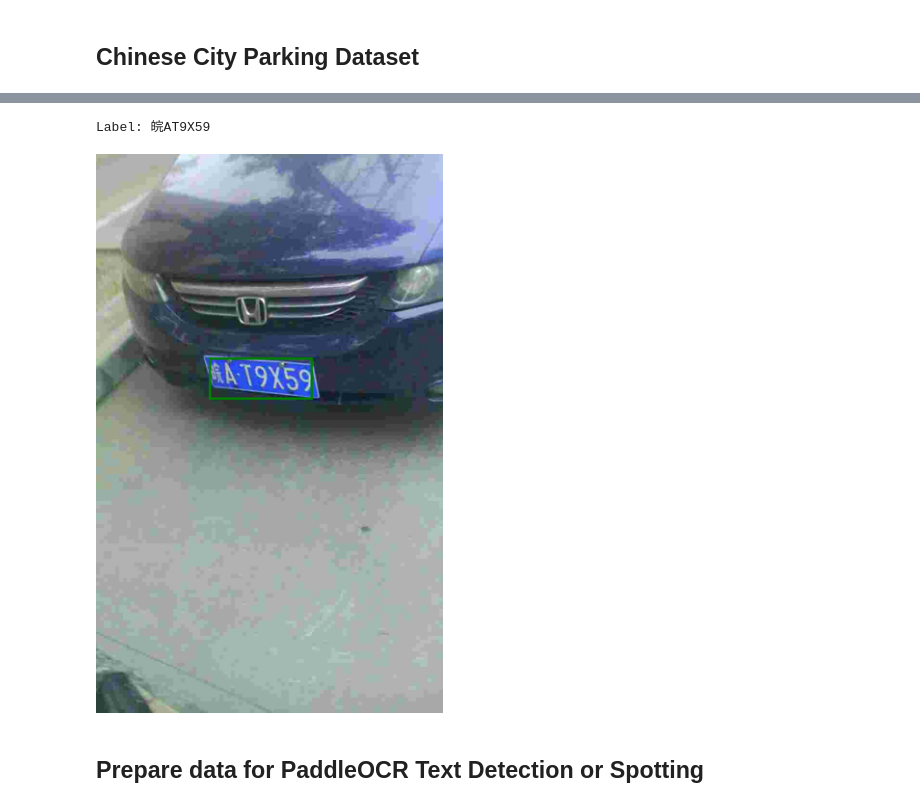
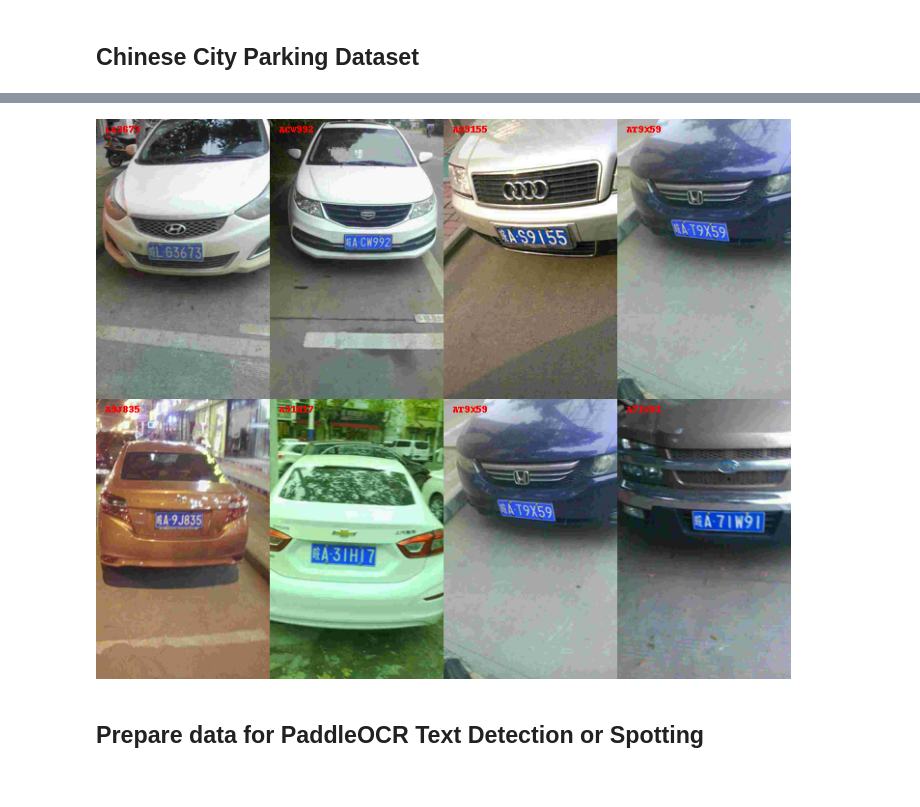
Before and after one commit to chunchet-ng/paddleocr_lpr, a Jupyter notebook: License_Plate_Recognition/CCPD_2019.ipynb, the cells around one changed output, grey strips where cells are left out. Cells and saved outputs as stored; diff of their text form; code cells hidden in the pictures.

Commit message:
add grid image and fix minor issues

```diff
--- a/License_Plate_Recognition/CCPD_2019.ipynb
+++ b/License_Plate_Recognition/CCPD_2019.ipynb
@@ -56,6 +62,8 @@ Archive:  CCPD2019.zip
 import os
 import random
 from PIL import Image, ImageDraw
+import typing
+from typing import List, Dict, Union
 
 # Area: Area ratio of license plate area to the entire picture area.
 
@@ -74,6 +82,36 @@ from PIL import Image, ImageDraw
 # Brightness: The brightness of the license plate region.
 
 # Blurriness: The Blurriness of the license plate region.
+
+
+def image_grid(imgs: List[Dict[str, Union[Image.Image, str]]], rows: int, cols: int):
+    """Draw a grid of imgs
+
+    Args:
+        imgs (List[Dict[str, Union[Image.Image, str]]]): A list of dictionary with 'img' and 'label' as keys.
+        rows (int): Number of rows of the grid
+        cols (int): Number of columns of the grid
+
+    Returns:
+        grid (Image.Image): A grid of images with annotation
+    """
+
+    assert len(imgs) == rows * cols
+    text_offset = 10
+    w, h = imgs[0]["img"].size
+    grid = Image.new("RGB", size=(cols * w, rows * h))
+    grid_w, grid_h = grid.size
+    draw = ImageDraw.Draw(grid)
+
+    for i, img in enumerate(imgs):
+        grid.paste(img["img"], box=(i % cols * w, i // cols * h))
+        draw.text(
+            (i % cols * w + text_offset, i // cols * h + text_offset / 2),
+            img["label"][1:],  # Default font can't decode Chinese characters, skip.
+            fill=(255, 0, 0),
+        )
+    return grid
+
 
 provinces = [
     "皖",
@@ -157,56 +195,55 @@ ads = [
     "R",
     "S",
     "T",
     "U",
     "V",
     "W",
     "X",
     "Y",
     "Z",
     "0",
     "1",
     "2",
     "3",
     "4",
     "5",
     "6",
     "7",
     "8",
     "9",
     "O",
 ]
 
 provNum, alphaNum, adNum = len(provinces), len(alphabets), len(ads)
 
 img_path = "/content/drive/My Drive/CCPD2019/val"
 all_files = os.listdir(img_path)
+imgs = []
+for i in range(8):
+    img_name = random.sample(all_files, 1)[0]
+    raw_img_name = os.path.splitext(os.path.basename(img_name))[0]
 
-img_name = random.sample(all_files, 1)[0]
-raw_img_name = os.path.splitext(os.path.basename(img_name))[0]
+    # to parse license plate
+    lbl = raw_img_name.split("-")[-3]
+    lbl_list = [int(x) for x in lbl.split("_")]
+    prov = [provinces[lbl_list[0]]]
+    letter = [alphabets[lbl_list[1]]]
+    alphanumeric = [ads[x] for x in lbl_list[2:]]
+    full_lbl_str = "".join(x for x in prov + letter + alphanumeric)
 
-# to parse license plate
-lbl = raw_img_name.split("-")[-3]
-lbl_list = [int(x) for x in lbl.split("_")]
-prov = [provinces[lbl_list[0]]]
-letter = [alphabets[lbl_list[1]]]
-alphanumeric = [ads[x] for x in lbl_list[2:]]
-full_lbl_str = "".join(x for x in prov + letter + alphanumeric)
+    # to get bbox
+    iname = raw_img_name.split("-")
+    leftUp, rightDown = [
+        [int(eel) for eel in el.split("&")] for el in iname[2].split("_")
+    ]
 
-# to get bbox
-iname = raw_img_name.split("-")
-leftUp, rightDown = [[int(eel) for eel in el.split("&")] for el in iname[2].split("_")]
-
-# display label and image
-print(f"Label: {full_lbl_str}")
-pil_img = Image.open(os.path.join(img_path, img_name))
-draw_img = ImageDraw.Draw(pil_img)
-draw_img.rectangle(
-    [(leftUp[0], leftUp[1]), (rightDown[0], rightDown[1])], outline="green", width=5
-)
-pil_img = pil_img.resize((int(pil_img.size[0] / 2), int(pil_img.size[1] / 2)))
-pil_img.show()
+    pil_img = Image.open(os.path.join(img_path, img_name))
+    pil_img = pil_img.resize((int(pil_img.size[0] / 4), int(pil_img.size[1] / 4)))
+    i = {"label": full_lbl_str, "img": pil_img}
+    imgs.append(i)
+grid = image_grid(imgs, 2, 4)
+grid.show()
 # %% [output]
-Label: 皖AT9X59
-[figure, old version]
+[figure, new version]
 # %% [markdown]
 <a name="prepare-data-for-paddleocr-text-detection-or-spotting"></a>
```
Also changed, not shown: parts of 1 cell of this notebook, 3 other files.
